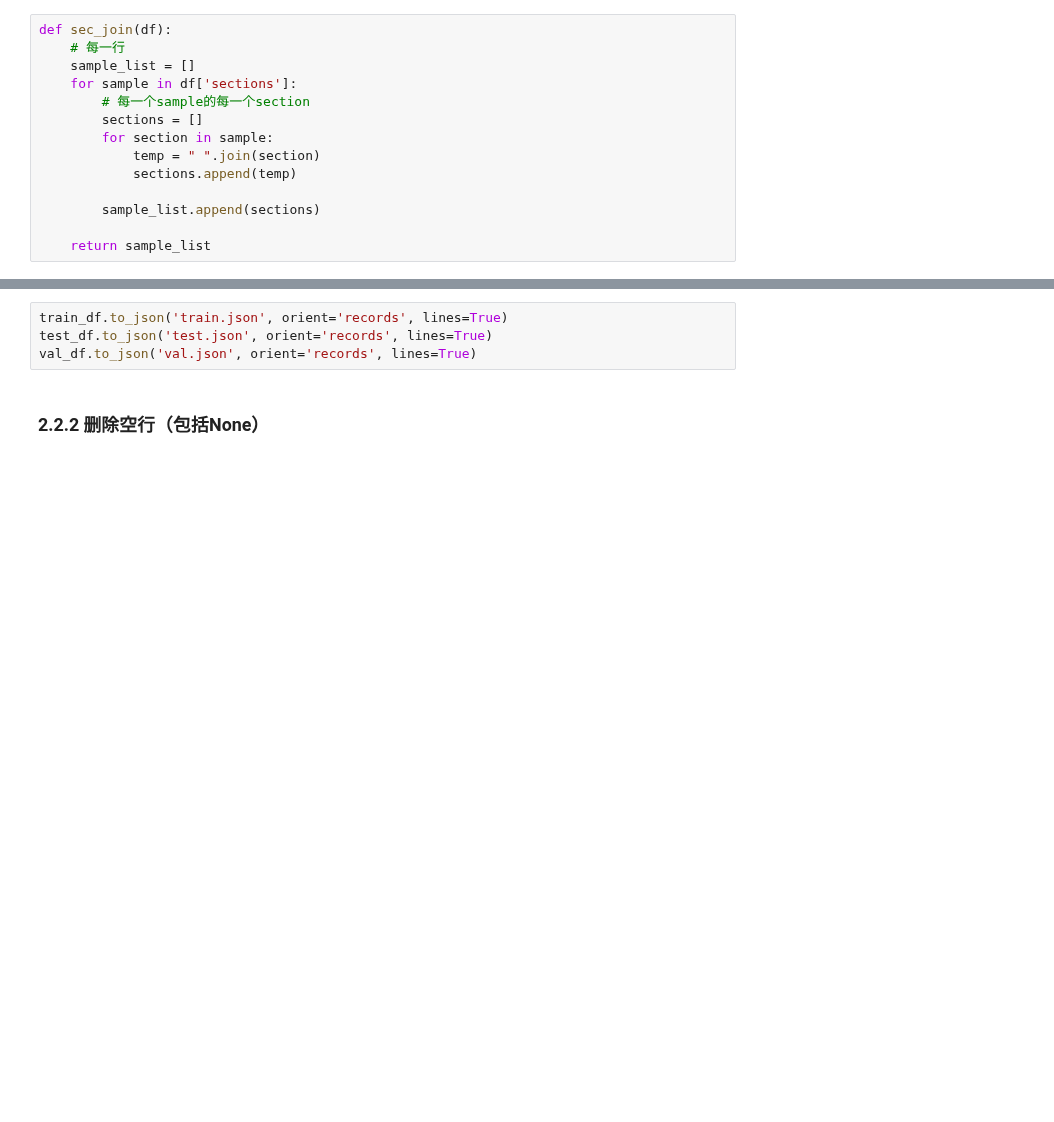
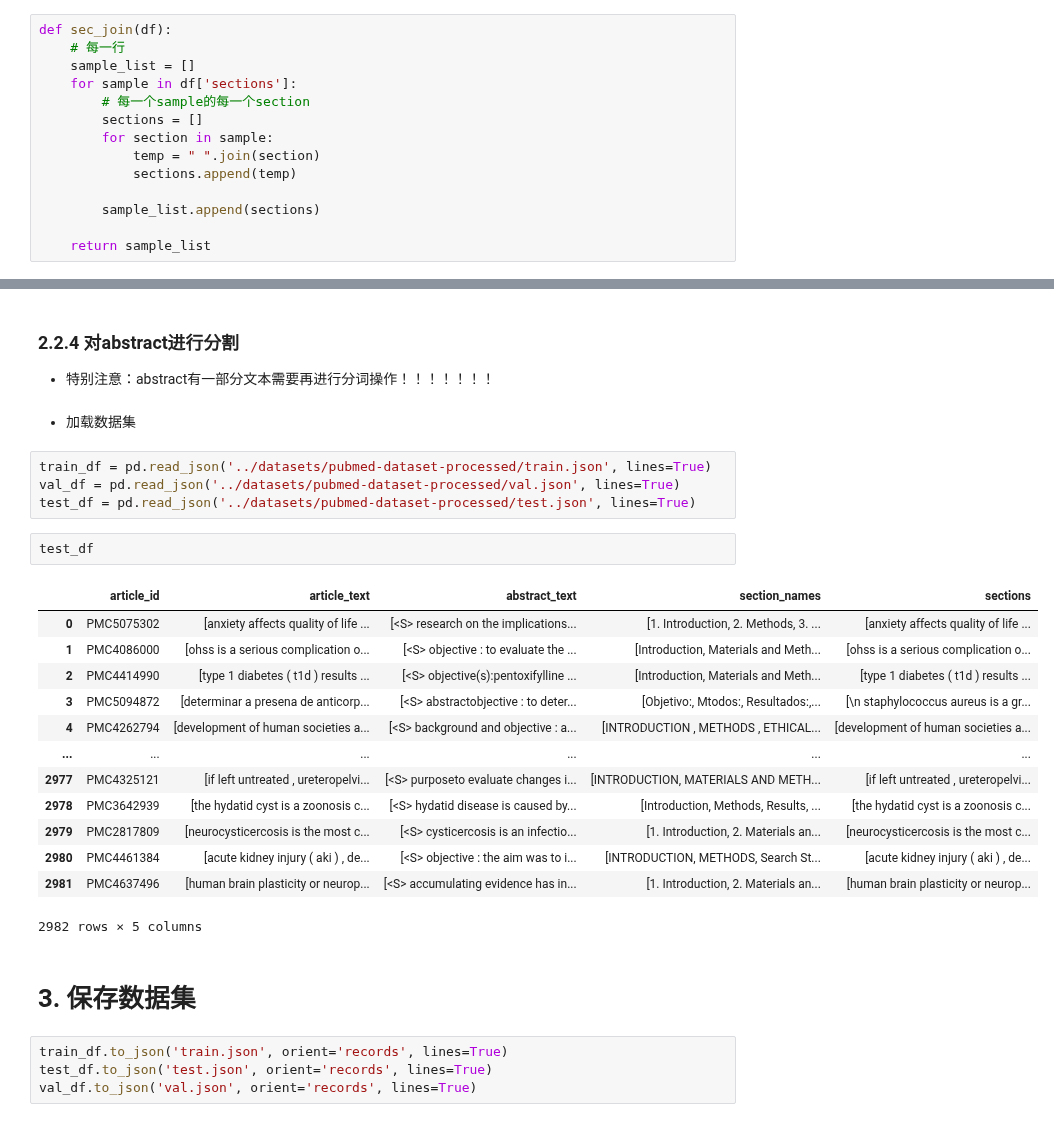
Before and after one commit to sociocom/prompt-for-long-text-summarization, a Jupyter notebook: notebook/pubmed_preprocess.ipynb, the cells around one changed output, grey strips where cells are left out. Cells and saved outputs as stored; diff of their text form; blank space fills up the shorter version.

```diff
--- a/notebook/pubmed_preprocess.ipynb
+++ b/notebook/pubmed_preprocess.ipynb
@@ -204,6 +378,31 @@ val_df['sections'] = sec_join(val_df)
+# %% [markdown]
+### 2.2.4 对abstract进行分割
+* 特别注意：abstract有一部分文本需要再进行分词操作！！！！！！！
+# %% [markdown]
+* 加载数据集
+# %%
+train_df = pd.read_json('../datasets/pubmed-dataset-processed/train.json', lines=True)
+val_df = pd.read_json('../datasets/pubmed-dataset-processed/val.json', lines=True)
+test_df = pd.read_json('../datasets/pubmed-dataset-processed/test.json', lines=True)
+# %%
+test_df
+# %% [output]
+|  | article_id | article_text | abstract_text | section_names | sections |
+| 0 | PMC5075302 | [anxiety affects quality of life ... | [<S> research on the implications... | [1. Introduction, 2. Methods, 3. ... | [anxiety affects quality of life ... |
+| 1 | PMC4086000 | [ohss is a serious complication o... | [<S> objective : to evaluate the ... | [Introduction, Materials and Meth... | [ohss is a serious complication o... |
+| 2 | PMC4414990 | [type 1 diabetes ( t1d ) results ... | [<S> objective(s):pentoxifylline ... | [Introduction, Materials and Meth... | [type 1 diabetes ( t1d ) results ... |
+| 3 | PMC5094872 | [determinar a presena de anticorp... | [<S> abstractobjective : to deter... | [Objetivo:, Mtodos:, Resultados:,... | [\n staphylococcus aureus is a gr... |
+| 4 | PMC4262794 | [development of human societies a... | [<S> background and objective : a... | [INTRODUCTION , METHODS , ETHICAL... | [development of human societies a... |
+| ... | ... | ... | ... | ... | ... |
+| 2977 | PMC4325121 | [if left untreated , ureteropelvi... | [<S> purposeto evaluate changes i... | [INTRODUCTION, MATERIALS AND METH... | [if left untreated , ureteropelvi... |
+| 2978 | PMC3642939 | [the hydatid cyst is a zoonosis c... | [<S> hydatid disease is caused by... | [Introduction, Methods, Results, ... | [the hydatid cyst is a zoonosis c... |
+| 2979 | PMC2817809 | [neurocysticercosis is the most c... | [<S> cysticercosis is an infectio... | [1. Introduction, 2. Materials an... | [neurocysticercosis is the most c... |
+| 2980 | PMC4461384 | [acute kidney injury ( aki ) , de... | [<S> objective : the aim was to i... | [INTRODUCTION, METHODS, Search St... | [acute kidney injury ( aki ) , de... |
+| 2981 | PMC4637496 | [human brain plasticity or neurop... | [<S> accumulating evidence has in... | [1. Introduction, 2. Materials an... | [human brain plasticity or neurop... |
+2982 rows × 5 columns
+# %% [markdown]
+# 3. 保存数据集
 # %%
 train_df.to_json('train.json', orient='records', lines=True)
 test_df.to_json('test.json', orient='records', lines=True)
 val_df.to_json('val.json', orient='records', lines=True)
-# %% [markdown]
-### 2.2.2 删除空行（包括None）
```
Also changed, not shown: parts of 33 cells of this notebook.
